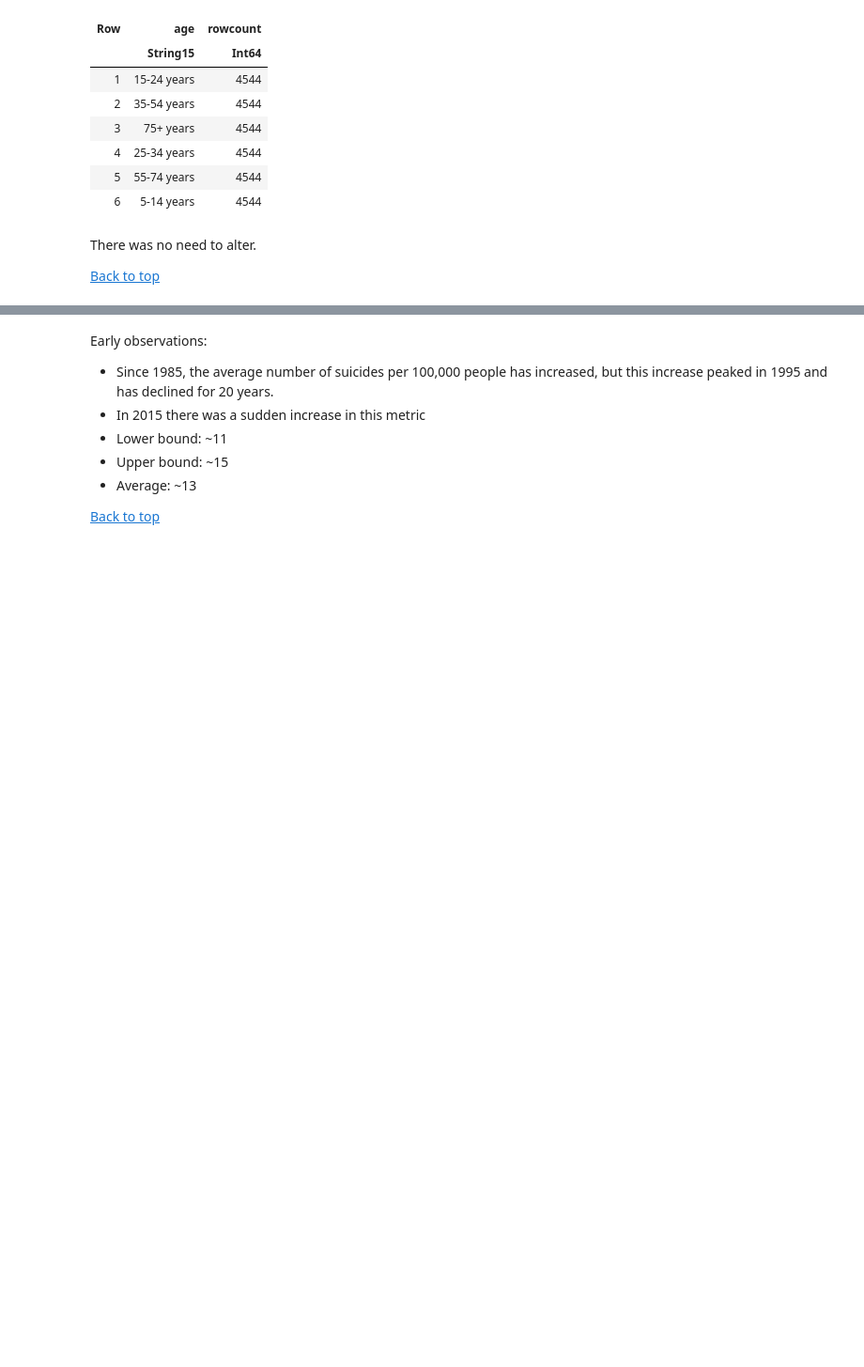
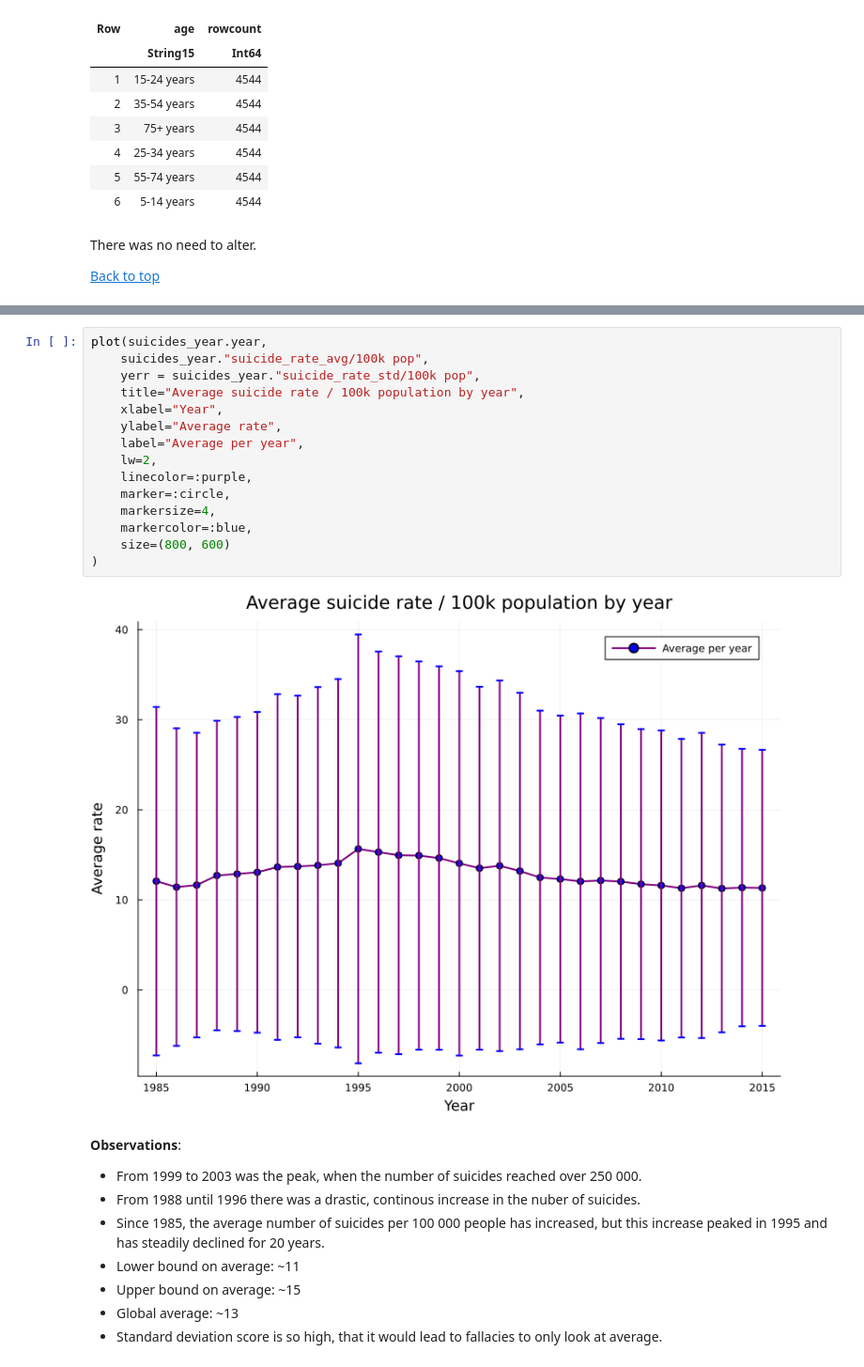
Before and after one commit to Uni-Sopron/progDS-24t-suicide, a Jupyter notebook: notebooks/suicide.ipynb, the cells around one changed output, grey strips where cells are left out. Shown at 94% size. Saved outputs shown, nothing was run; the diff lists cells and outputs as text; blank space fills up the shorter version.

```diff
--- a/notebooks/suicide.ipynb
+++ b/notebooks/suicide.ipynb
@@ -242,10 +264,27 @@ hline!([suicide_avg_per_100k], linestyle=:dash, color=:crimson, label="Global av
+# %%
+plot(suicides_year.year,
+    suicides_year."suicide_rate_avg/100k pop",
+    yerr = suicides_year."suicide_rate_std/100k pop",
+    title="Average suicide rate / 100k population by year",
+    xlabel="Year",
+    ylabel="Average rate",
+    label="Average per year",
+    lw=2,
+    linecolor=:purple,
+    marker=:circle,
+    markersize=4,
+    markercolor=:blue,
+    size=(800, 600)
+)
+# %% [output]
+[figure, added]
 # %% [markdown]
-Early observations:
+**Observations**:
 
-- Since 1985, the average number of suicides per 100,000 people has increased, but this increase peaked in 1995 and has declined for 20 years.
-- In 2015 there was a sudden increase in this metric
-- Lower bound: ~11
-- Upper bound: ~15
-- Average: ~13
-
-[Back to top](#Suicide-report)
+- From 1999 to 2003 was the peak, when the number of suicides reached over 250 000.
+- From 1988 until 1996 there was a drastic, continous increase in the nuber of suicides.
+- Since 1985, the average number of suicides per 100 000 people has increased, but this increase peaked in 1995 and has steadily declined for 20 years.
+- Lower bound on average: ~11
+- Upper bound on average: ~15
+- Global average: ~13
+- Standard deviation score is so high, that it would lead to fallacies to only look at average.
```
Also changed, not shown: parts of 26 cells of this notebook.
